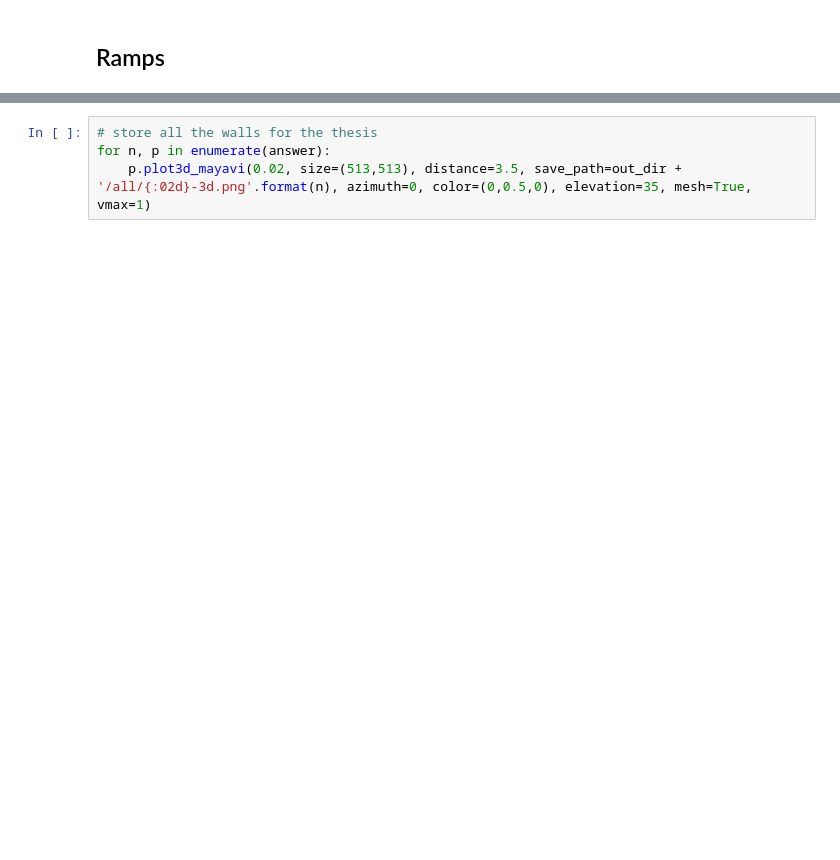
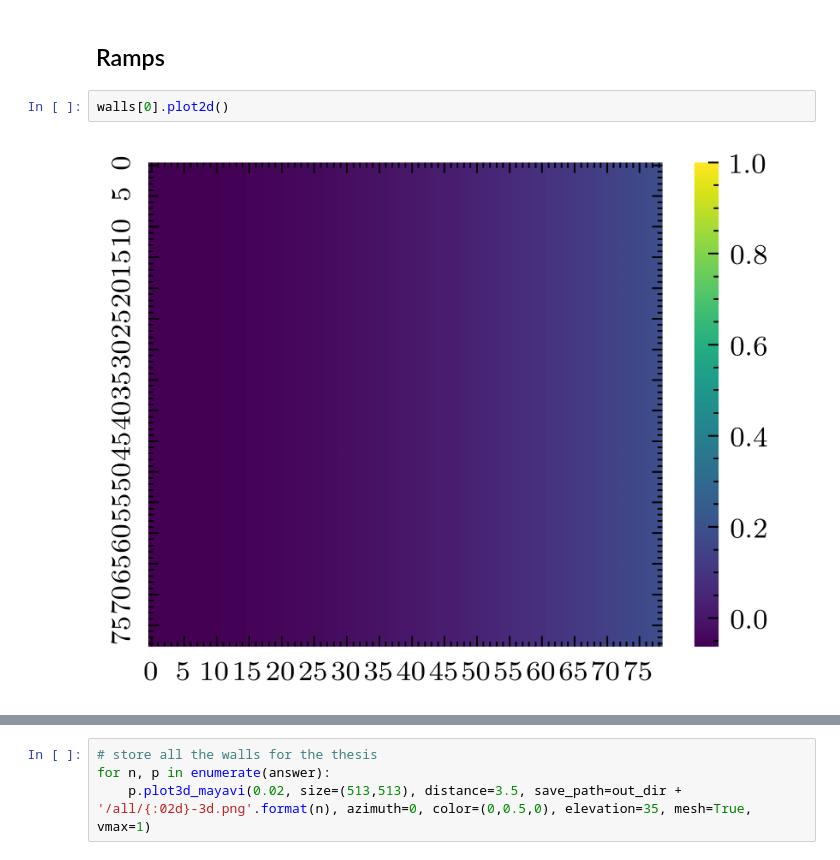
Before and after one commit to FrancescoSaverioZuppichini/Master-Thesis, a Jupyter notebook: core/interpretability-dataset.ipynb, the cells around one changed output, grey strips where cells are left out. Drawn from its saved outputs; the diff is of its cells as text; blank space fills up the shorter version.

```diff
--- a/core/interpretability-dataset.ipynb
+++ b/core/interpretability-dataset.ipynb
@@ -419,5 +449,9 @@ answer[23].plot2d().savefig(out_dir + '/wall-1-2d.png')
 # %% [markdown]
 ## Ramps
+# %%
+walls[0].plot2d()
+# %% [output]
+[figure, added]
 # %%
 out_dir = '/home/francesco/Documents/Master-Thesis/papers/Thesis/img/5/custom_patches/ramp/'
 
```
Also changed, not shown: parts of 9 cells of this notebook, 14 other files.
